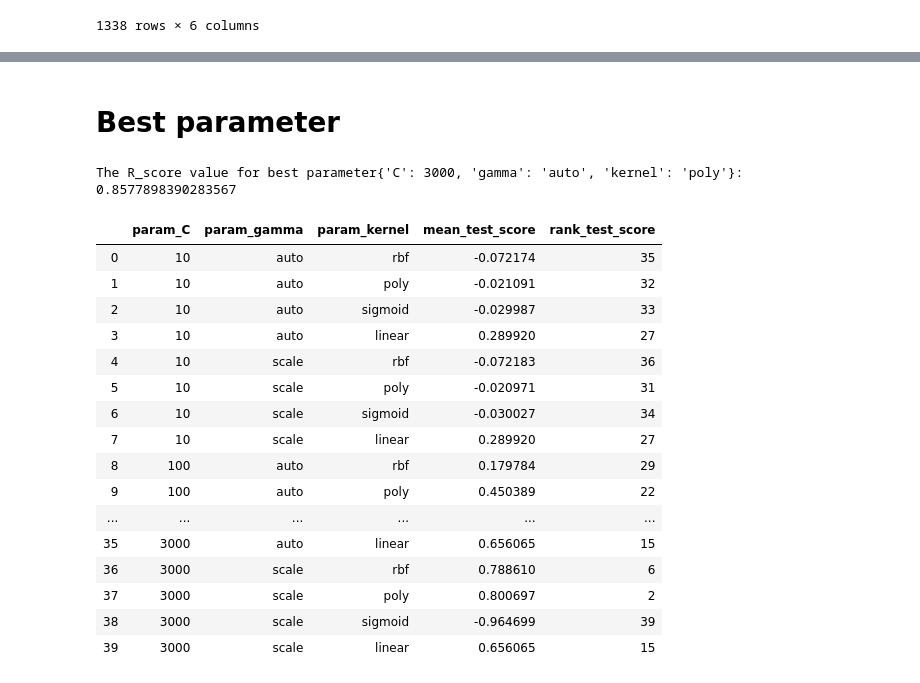
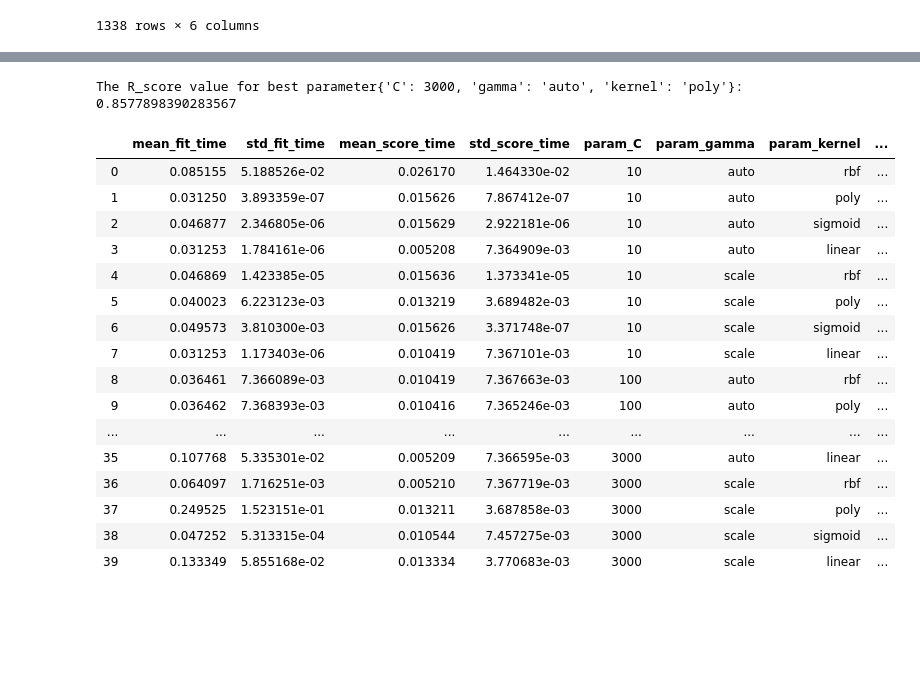
Before and after one commit to VijaiRamesh/Machine-Learning, a Jupyter notebook: Vijai R-Assignment - 5 GridSearch-SVM.ipynb, the cells around one changed output, grey strips where cells are left out. Cells and saved outputs as stored; diff of their text form; code cells hidden in the pictures; blank space fills up the shorter version.

```diff
--- a/Vijai R-Assignment - 5 GridSearch-SVM.ipynb
+++ b/Vijai R-Assignment - 5 GridSearch-SVM.ipynb
@@ -99,3 +84 @@ r_score=r2_score(y_test,grid_predictions)
-# %% [markdown]
-# Best parameter
 # %%
@@ -104,26 +92,26 @@ print("The R_score value for best parameter{}:".format(grid.best_params_),r_scor
 The R_score value for best parameter{'C': 3000, 'gamma': 'auto', 'kernel': 'poly'}: 0.8577898390283567
 # %%
 table=pd.DataFrame.from_dict(re)
-# %%
-table[["param_C","param_gamma","param_kernel","mean_test_score","rank_test_score"]]
-# %% [output]
-|  | param_C | param_gamma | param_kernel | mean_test_score | rank_test_score |
-| 0 | 10 | auto | rbf | -0.072174 | 35 |
-| 1 | 10 | auto | poly | -0.021091 | 32 |
-| 2 | 10 | auto | sigmoid | -0.029987 | 33 |
-| 3 | 10 | auto | linear | 0.289920 | 27 |
-| 4 | 10 | scale | rbf | -0.072183 | 36 |
-| 5 | 10 | scale | poly | -0.020971 | 31 |
-| 6 | 10 | scale | sigmoid | -0.030027 | 34 |
-| 7 | 10 | scale | linear | 0.289920 | 27 |
-| 8 | 100 | auto | rbf | 0.179784 | 29 |
-| 9 | 100 | auto | poly | 0.450389 | 22 |
-| ... | ... | ... | ... | ... | ... |
-| 35 | 3000 | auto | linear | 0.656065 | 15 |
-| 36 | 3000 | scale | rbf | 0.788610 | 6 |
-| 37 | 3000 | scale | poly | 0.800697 | 2 |
-| 38 | 3000 | scale | sigmoid | -0.964699 | 39 |
-| 39 | 3000 | scale | linear | 0.656065 | 15 |
+# %%
+table
+# %% [output]
+|  | mean_fit_time | std_fit_time | mean_score_time | std_score_time | param_C | param_gamma | param_kernel | ... |
+| 0 | 0.085155 | 5.188526e-02 | 0.026170 | 1.464330e-02 | 10 | auto | rbf | ... |
+| 1 | 0.031250 | 3.893359e-07 | 0.015626 | 7.867412e-07 | 10 | auto | poly | ... |
+| 2 | 0.046877 | 2.346805e-06 | 0.015629 | 2.922181e-06 | 10 | auto | sigmoid | ... |
+| 3 | 0.031253 | 1.784161e-06 | 0.005208 | 7.364909e-03 | 10 | auto | linear | ... |
+| 4 | 0.046869 | 1.423385e-05 | 0.015636 | 1.373341e-05 | 10 | scale | rbf | ... |
+| 5 | 0.040023 | 6.223123e-03 | 0.013219 | 3.689482e-03 | 10 | scale | poly | ... |
+| 6 | 0.049573 | 3.810300e-03 | 0.015626 | 3.371748e-07 | 10 | scale | sigmoid | ... |
+| 7 | 0.031253 | 1.173403e-06 | 0.010419 | 7.367101e-03 | 10 | scale | linear | ... |
+| 8 | 0.036461 | 7.366089e-03 | 0.010419 | 7.367663e-03 | 100 | auto | rbf | ... |
+| 9 | 0.036462 | 7.368393e-03 | 0.010416 | 7.365246e-03 | 100 | auto | poly | ... |
+| ... | ... | ... | ... | ... | ... | ... | ... | ... |
+| 35 | 0.107768 | 5.335301e-02 | 0.005209 | 7.366595e-03 | 3000 | auto | linear | ... |
+| 36 | 0.064097 | 1.716251e-03 | 0.005210 | 7.367719e-03 | 3000 | scale | rbf | ... |
+| 37 | 0.249525 | 1.523151e-01 | 0.013211 | 3.687858e-03 | 3000 | scale | poly | ... |
+| 38 | 0.047252 | 5.313315e-04 | 0.010544 | 7.457275e-03 | 3000 | scale | sigmoid | ... |
+| 39 | 0.133349 | 5.855168e-02 | 0.013334 | 3.770683e-03 | 3000 | scale | linear | ... |
 # %%
 age_input,bmi_input,childern_input,sex_male,smoker_yes=int(input("Enter the Age: ")),int(input("Enter the BMI: ")),int(input("Enter the Children: ")),int(input("Enter the Sex Male 0 or Female 1: ")),int(input("Enter Smoker YES 0 or NO 1: "))
 # %% [output]
```
Also changed, not shown: parts of 21 cells of this notebook, 9 other files.
